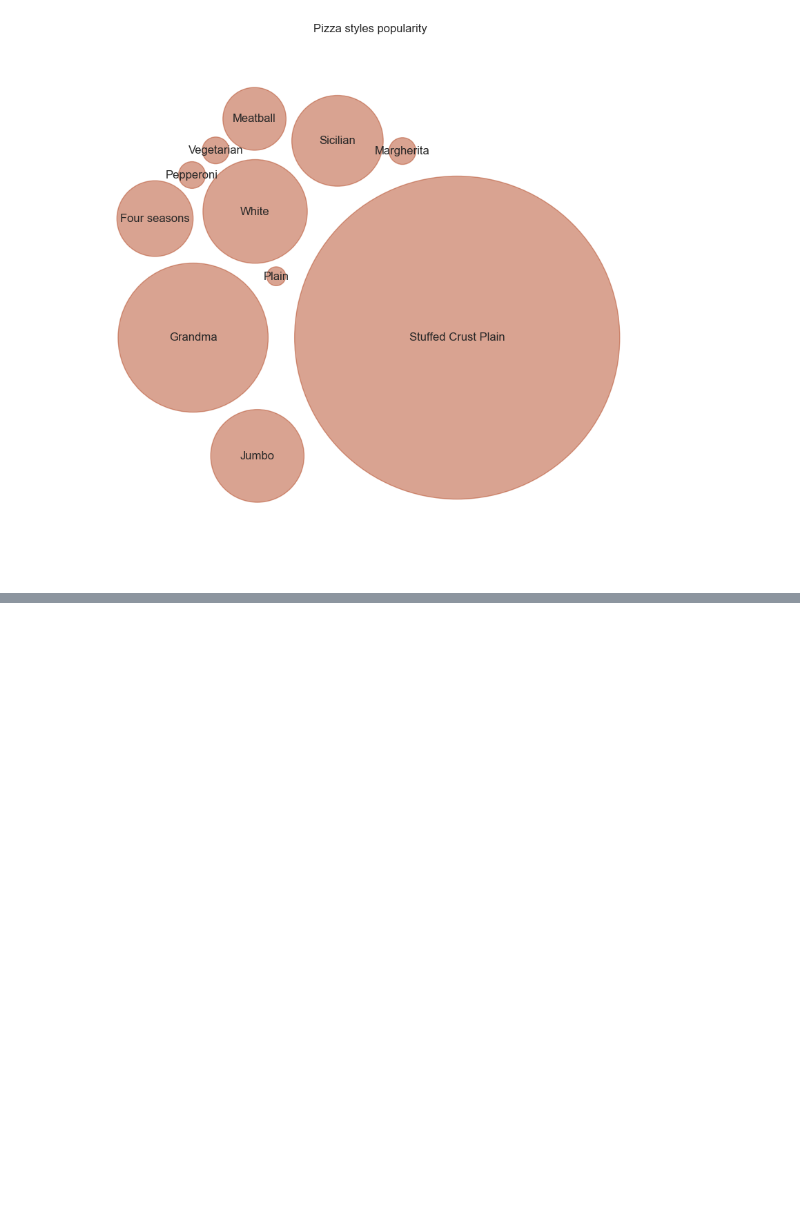
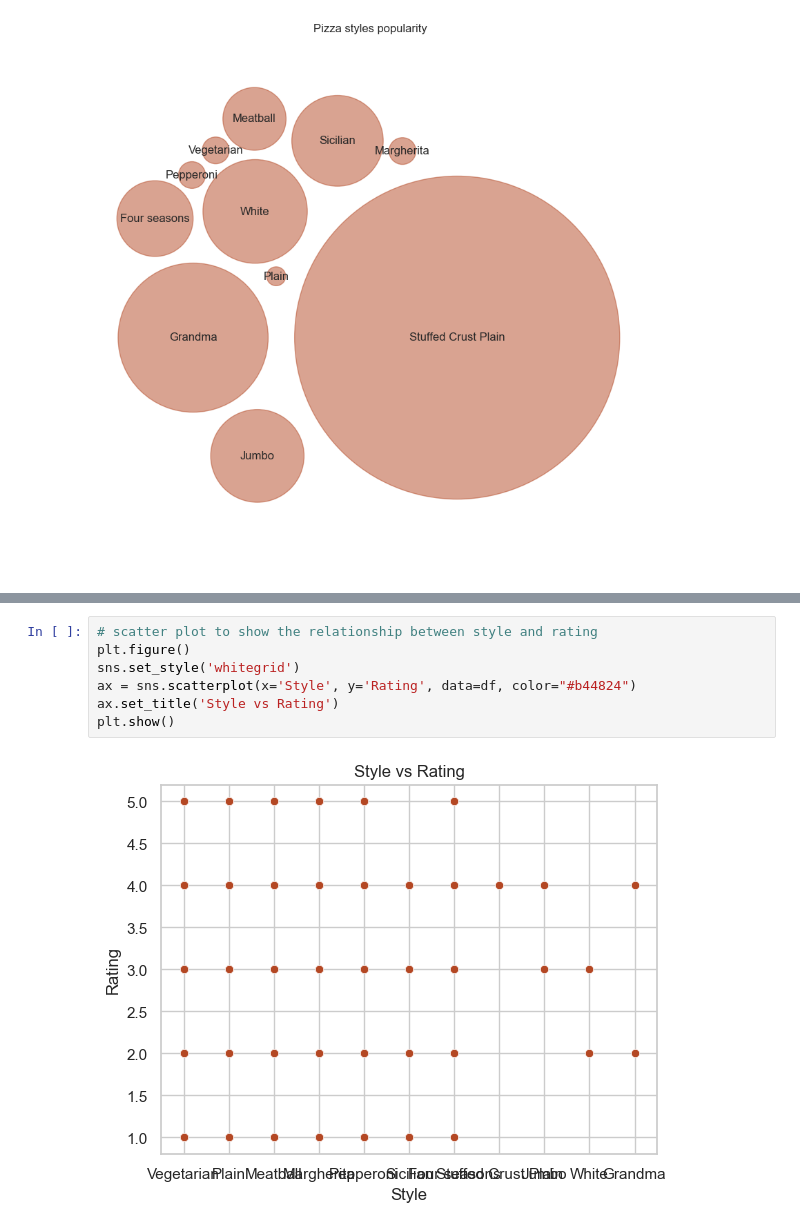
Before and after one commit to myanch200/hackathon, a Jupyter notebook: main.ipynb, the cells around one changed output, grey strips where cells are left out. Cells and saved outputs as stored; diff of their text form; blank space fills up the shorter version.

Commit message:
latest diagram

```diff
--- a/main.ipynb
+++ b/main.ipynb
@@ -74,0 +75,9 @@ plt.show()
+# %%
+# scatter plot to show the relationship between style and rating
+plt.figure()
+sns.set_style('whitegrid')
+ax = sns.scatterplot(x='Style', y='Rating', data=df, color="#b44824")
+ax.set_title('Style vs Rating')
+plt.show()
+# %% [output]
+[figure, added]
```
Also changed, not shown: parts of 2 cells of this notebook.
